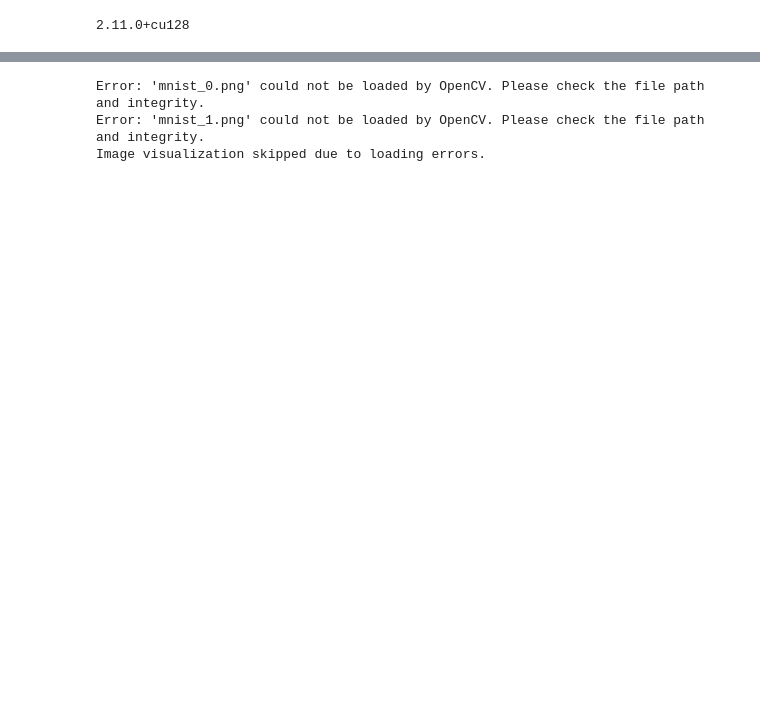
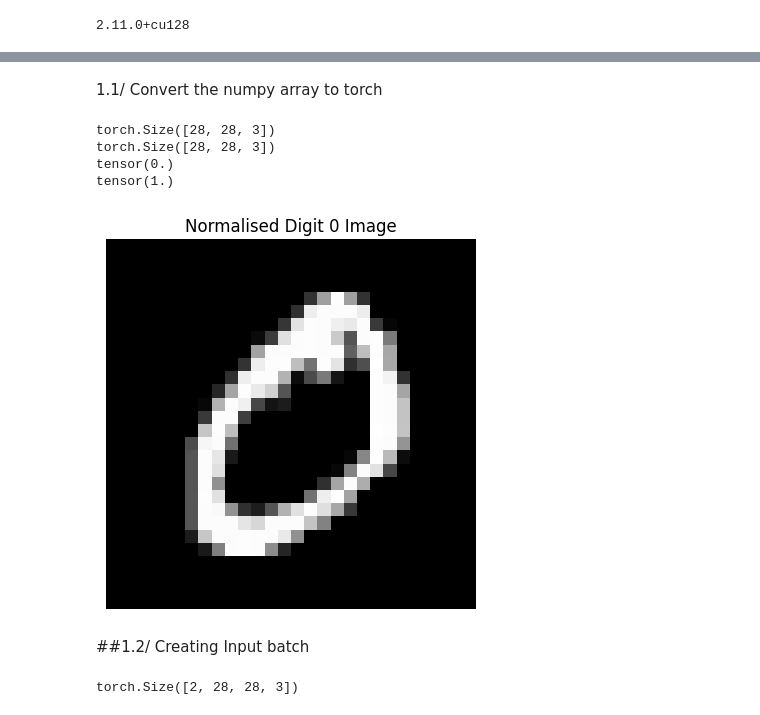
Before and after one commit to routparam12/Python_qns, a Jupyter notebook: OpenCV_1.ipynb, the cells around one changed output, grey strips where cells are left out. Saved outputs shown, nothing was run; the diff lists cells and outputs as text; code cells hidden in the pictures; blank space fills up the shorter version.

```diff
--- a/OpenCV_1.ipynb
+++ b/OpenCV_1.ipynb
@@ -34,33 +47,60 @@ HTTP request sent, awaiting response... 400 Use thumbnail sizes listed on https:
 # %%
-digit_0_array_og = cv2.imread("mnist_0.png")
-digit_1_array_og = cv2.imread("mnist_1.png")
+# digit_0_array_og = cv2.imread("mnist_0.jpg")
+# digit_1_array_og = cv2.imread("mnist_1.jpg")
 
-# Check if images were loaded successfully
-if digit_0_array_og is None:
-    print("Error: 'mnist_0.png' could not be loaded by OpenCV. Please check the file path and integrity.")
-if digit_1_array_og is None:
-    print("Error: 'mnist_1.png' could not be loaded by OpenCV. Please check the file path and integrity.")
+# digit_0_array_gray = cv2.imread("mnist_0.jpg",cv2.IMREAD_GRAYSCALE )
+# digit_1_array_gray = cv2.imread("mnist_1.jpg",cv2.IMREAD_GRAYSCALE )
 
-# Only proceed with visualization if both images are loaded
-if digit_0_array_og is not None and digit_1_array_og is not None:
-    digit_0_array_gray = cv2.imread("mnist_0.png",cv2.IMREAD_GRAYSCALE )
-    digit_1_array_gray = cv2.imread("mnist_1.png",cv2.IMREAD_GRAYSCALE )
+# # Visualize the image
 
-    # Visualize the image
-    fig, axs = plt.subplots(1,2, figsize=(10,5))
+# fig, axs = plt.subplots(1,2, figsize=(10,5))
 
-    axs[0].imshow(digit_0_array_og, cmap='gray',interpolation='none')
-    axs[0].set_title("Digit 0 Image")
-    axs[0].axis('off')
 
-    axs[1].imshow(digit_1_array_og, cmap="gray", interpolation = 'none')
-    axs[1].set_title("Digit 1 Image")
-    axs[1].axis('off')
+# axs[0].imshow(digit_0_array_og, cmap='gray',interpolation='none')
+# axs[0].set_title("Digit 0 Image")
+# axs[0].axis('off')
 
-    plt.show()
-else:
-    print("Image visualization skipped due to loading errors.")
+# axs[1].imshow(digit_1_array_og, cmap="gray", interpolation = 'none')
+# axs[1].set_title("Digit 1 Image")
+# axs[1].axis('off')
+
+# plt.show()
-# %% [output]
-Error: 'mnist_0.png' could not be loaded by OpenCV. Please check the file path and integrity.
-Error: 'mnist_1.png' could not be loaded by OpenCV. Please check the file path and integrity.
-Image visualization skipped due to loading errors.
+# %% [markdown]
+1.1/ Convert the numpy array to torch
+# %%
+# Convert the image to PyTorch tensors and normalize
+import torch
+
+img_tensor_0 = torch.from_numpy(digit_0).float() / 255.0
+img_tensor_1 = torch.from_numpy(digit_1).float() / 255.0
+
+# Reshape to 28x28x3 by adding a channel dimension and repeating
+img_tensor_0 = img_tensor_0.unsqueeze(2).repeat(1, 1, 3)
+img_tensor_1 = img_tensor_1.unsqueeze(2).repeat(1, 1, 3)
+
+print(img_tensor_0.shape)
+print(img_tensor_1.shape)
+print(torch.min(img_tensor_0))
+print(torch.max(img_tensor_0))
+
+
+plt.imshow(img_tensor_0,cmap="gray")
+plt.title("Normalised Digit 0 Image")
+plt.axis('off')
+plt.show()
+# %% [output]
+torch.Size([28, 28, 3])
+torch.Size([28, 28, 3])
+tensor(0.)
+tensor(1.)
+[figure, added]
+# %% [markdown]
+##1.2/ Creating Input batch
+# %%
+batch_tensor = torch.stack([img_tensor_0, img_tensor_1])
+
+
+#In pytorch the forward pass of input images is expected to have a batch_size > 1
+print(batch_tensor.shape)
+# %% [output]
+torch.Size([2, 28, 28, 3])
```
Also changed, not shown: parts of 51 cells of this notebook.
